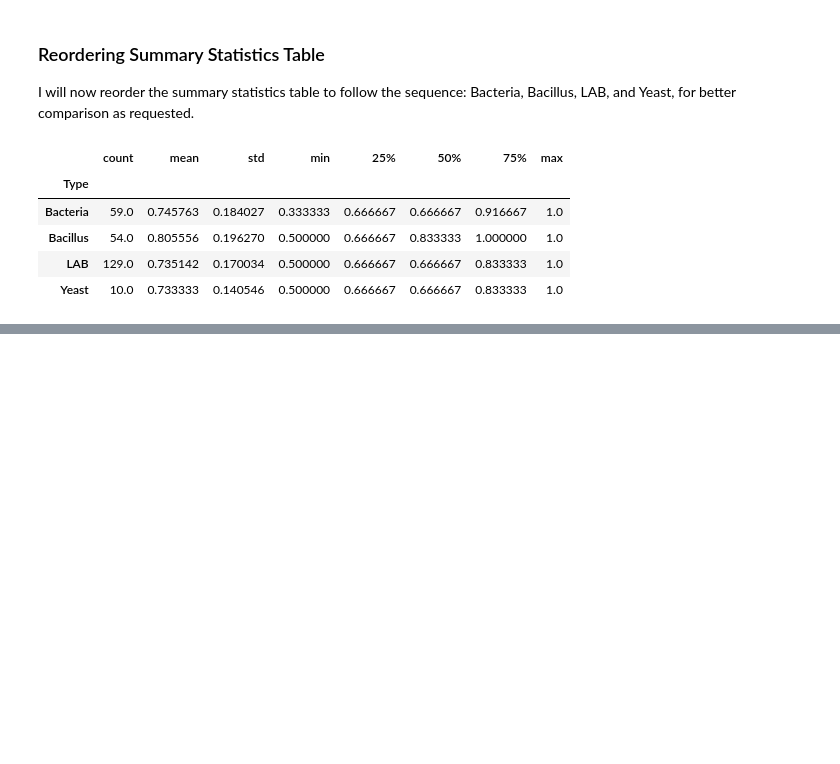
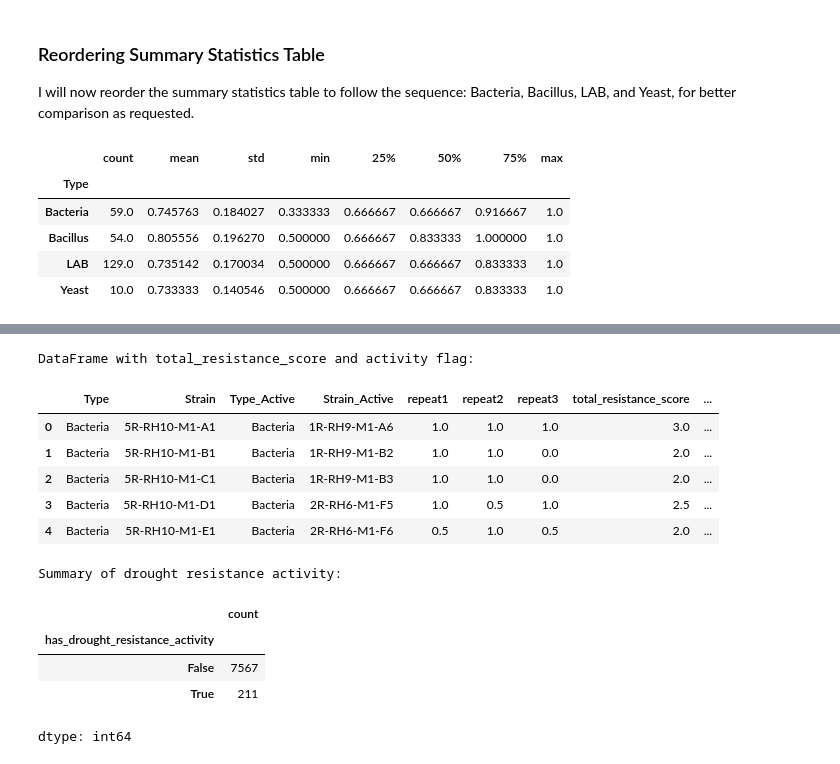
Before and after one commit to jellybbie/study, a Jupyter notebook: Colab_시작하기.ipynb, the cells around one changed output, grey strips where cells are left out. Saved outputs shown, nothing was run; the diff lists cells and outputs as text; code cells hidden in the pictures; blank space fills up the shorter version.

```diff
--- a/Colab_시작하기.ipynb
+++ b/Colab_시작하기.ipynb
@@ -152,0 +378,37 @@ display(summary_stats_ordered)
+# %%
+# Rename columns from Type.1 and Strain.1 to Type_Active and Strain_Active for clarity
+df_all_strains = df_all_strains.rename(columns={'Type.1': 'Type_Active', 'Strain.1': 'Strain_Active'})
+
+# Convert repeat columns to numeric, coercing errors to NaN
+# This ensures that these columns are treated as numbers and handles any non-numeric entries (e.g., from header rows if not loaded correctly)
+df_all_strains['repeat1'] = pd.to_numeric(df_all_strains['repeat1'], errors='coerce')
+df_all_strains['repeat2'] = pd.to_numeric(df_all_strains['repeat2'], errors='coerce')
+df_all_strains['repeat3'] = pd.to_numeric(df_all_strains['repeat3'], errors='coerce')
+
+# Fill NaN values in repeat columns with 0 before summing, as per problem description for inactive strains
+df_all_strains['total_resistance_score'] = df_all_strains[['repeat1', 'repeat2', 'repeat3']].fillna(0).sum(axis=1)
+
+# Identify strains with drought resistance activity
+# Active strains are those with total_resistance_score > 1.5
+df_all_strains['has_drought_resistance_activity'] = df_all_strains['total_resistance_score'] > 1.5
+
+# Display the DataFrame with new columns
+print("DataFrame with total_resistance_score and activity flag:")
+display(df_all_strains.head())
+
+print("\nSummary of drought resistance activity:")
+display(df_all_strains['has_drought_resistance_activity'].value_counts())
+# %% [output]
+DataFrame with total_resistance_score and activity flag:
+|  | Type | Strain | Type_Active | Strain_Active | repeat1 | repeat2 | repeat3 | total_resistance_score | ... |
+| 0 | Bacteria | 5R-RH10-M1-A1 | Bacteria | 1R-RH9-M1-A6 | 1.0 | 1.0 | 1.0 | 3.0 | ... |
+| 1 | Bacteria | 5R-RH10-M1-B1 | Bacteria | 1R-RH9-M1-B2 | 1.0 | 1.0 | 0.0 | 2.0 | ... |
+| 2 | Bacteria | 5R-RH10-M1-C1 | Bacteria | 1R-RH9-M1-B3 | 1.0 | 1.0 | 0.0 | 2.0 | ... |
+| 3 | Bacteria | 5R-RH10-M1-D1 | Bacteria | 2R-RH6-M1-F5 | 1.0 | 0.5 | 1.0 | 2.5 | ... |
+| 4 | Bacteria | 5R-RH10-M1-E1 | Bacteria | 2R-RH6-M1-F6 | 0.5 | 1.0 | 0.5 | 2.0 | ... |
+Summary of drought resistance activity:
+|  | count |
+| has_drought_resistance_activity |  |
+| False | 7567 |
+| True | 211 |
+dtype: int64
```
Also changed, not shown: parts of 10 cells of this notebook.
